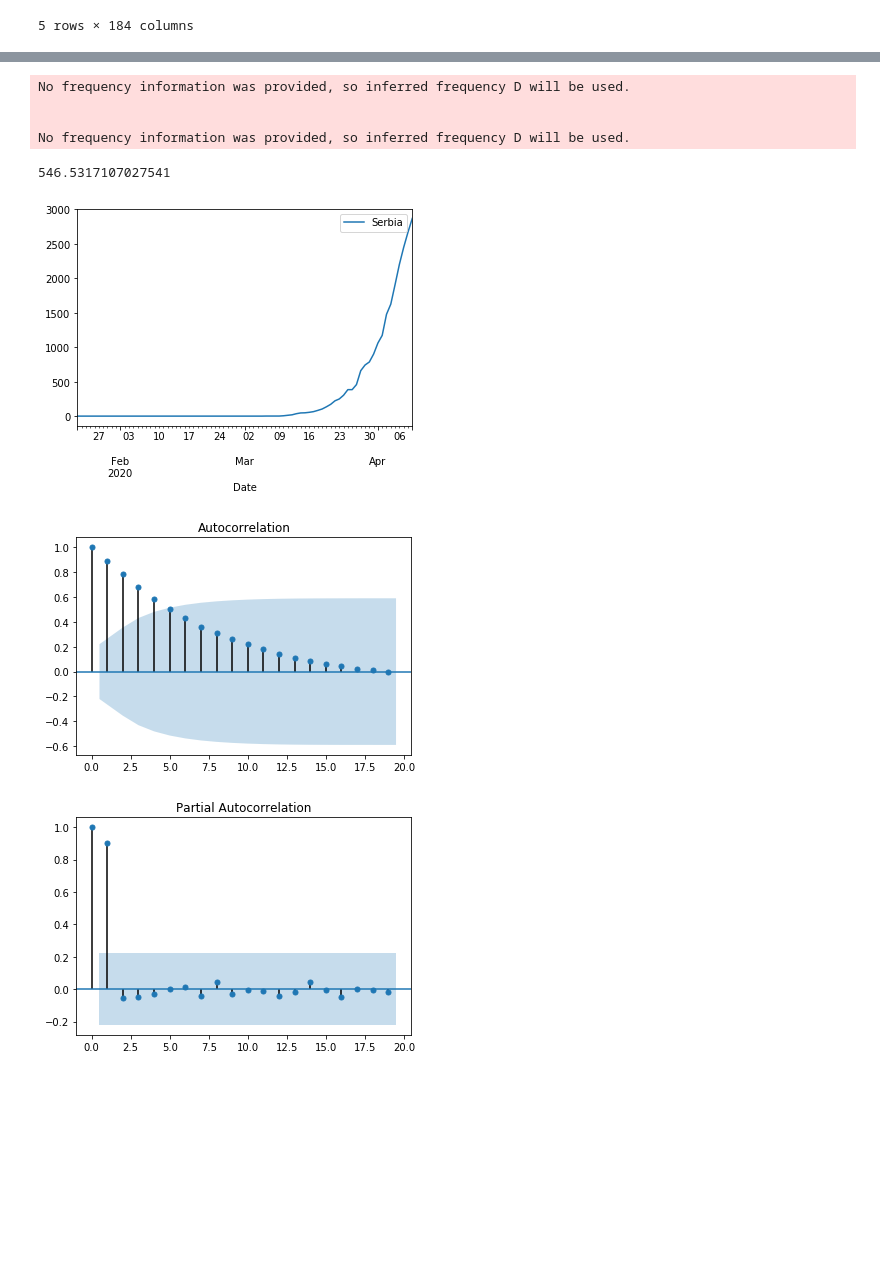
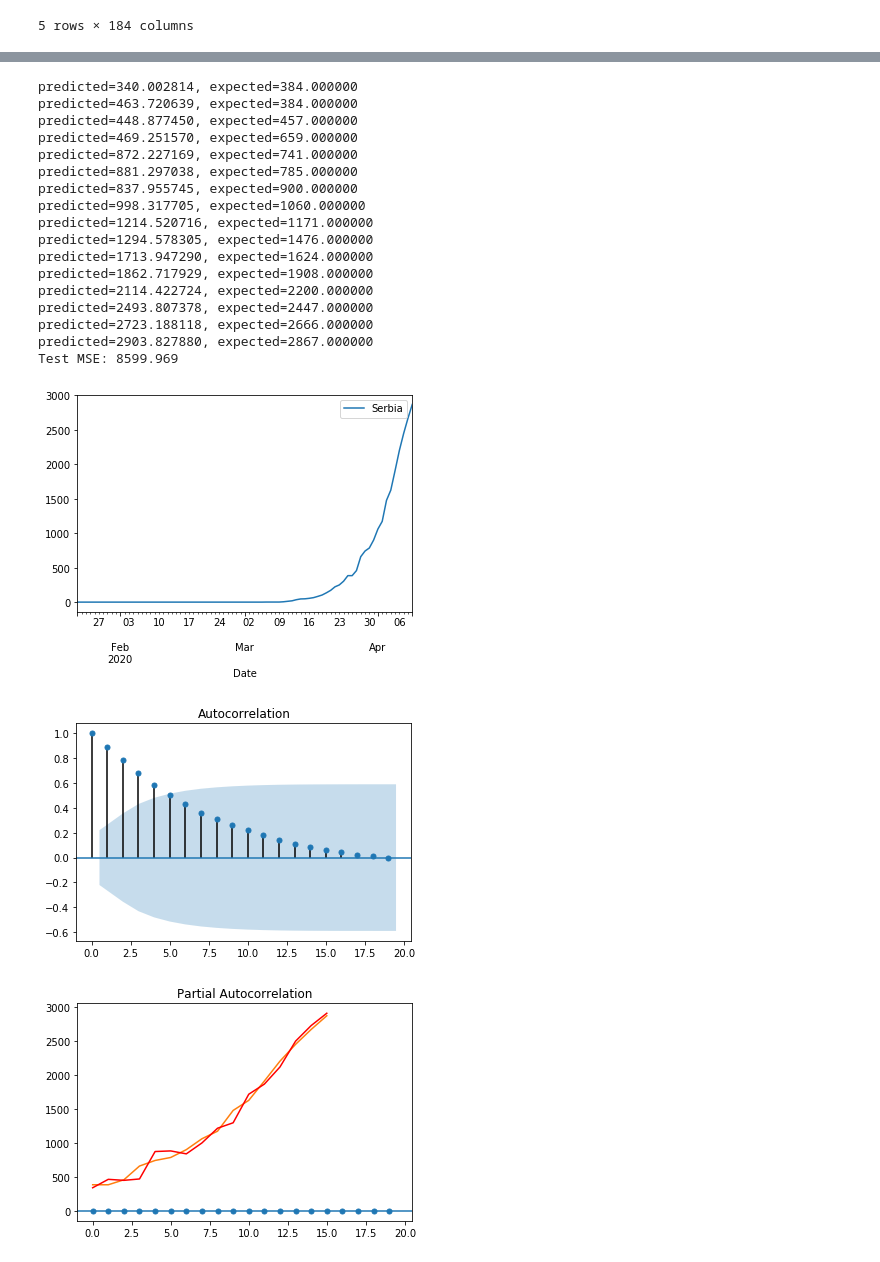
Before and after one commit to NevenaSoldat/LSTM_covid19_forecast, a Jupyter notebook: Multivariate forecasting.ipynb, the cells around one changed output, grey strips where cells are left out. Cells and saved outputs as stored; diff of their text form; code cells hidden in the pictures; blank space fills up the shorter version.

Commit message:
Append predicted value for better results

```diff
--- a/Multivariate forecasting.ipynb
+++ b/Multivariate forecasting.ipynb
@@ -569,35 +569,60 @@ fig.show()
 # %%
 arima_train.plot()
 #arima_train.describe()
 #arima_train
 
 #ARIMA(p,d,q)
 #We use plot_acf to identify parameter q for ARIMA
 plot_acf(arima_train)
 # p -> 0
 
 #We use plot_pacf to identify p parameter
 plot_pacf(arima_train)
 # p -> 1,2
 
-arima_train.size
-train_for_arima = arima_train[0:72]
-test_for_arima = arima_train[72:79]
-test_for_arima.describe()
+X = arima_train.values
+size = int(len(X) * 0.80)
+Atrain, Atest = X[0:size], X[size:len(X)]
 
-arima_model = ARIMA(train_for_arima, order = (2,2,0))
-arima_model_fit = arima_model.fit(transparams=False)
-arima_model_fit.aic
+#In every iteration append predected value
 
-forecast_arima = arima_model_fit.forecast(steps = 7)[0]
+history = [x for x in Atrain]
+predictions = list()
 
-np.sqrt(mean_squared_error(test_for_arima, forecast_arima))
+for t in range(len(Atest)):
+    model = ARIMA(history, order=(1,2,0))
+    model_fit = model.fit(disp=0)
+    output = model_fit.forecast()
+    yhat = output[0]
+    predictions.append(yhat)
+    obs = Atest[t]
+    history.append(obs)
+    print('predicted=%f, expected=%f' % (yhat, obs))
+
+error = mean_squared_error(Atest, predictions)
+print('Test MSE: %.3f' % error)
+# plot
+plt.plot(Atest)
+plt.plot(predictions, color='red')
+plt.show()
 # %% [output]
-No frequency information was provided, so inferred frequency D will be used.
-
-
-No frequency information was provided, so inferred frequency D will be used.
+predicted=340.002814, expected=384.000000
+predicted=463.720639, expected=384.000000
+predicted=448.877450, expected=457.000000
+predicted=469.251570, expected=659.000000
+predicted=872.227169, expected=741.000000
+predicted=881.297038, expected=785.000000
+predicted=837.955745, expected=900.000000
+predicted=998.317705, expected=1060.000000
+predicted=1214.520716, expected=1171.000000
+predicted=1294.578305, expected=1476.000000
+predicted=1713.947290, expected=1624.000000
+predicted=1862.717929, expected=1908.000000
+predicted=2114.422724, expected=2200.000000
+predicted=2493.807378, expected=2447.000000
+predicted=2723.188118, expected=2666.000000
+predicted=2903.827880, expected=2867.000000
+Test MSE: 8599.969
-546.5317107027541
 [figure]
 [figure]
-[figure, old version]
+[figure, new version]
```
